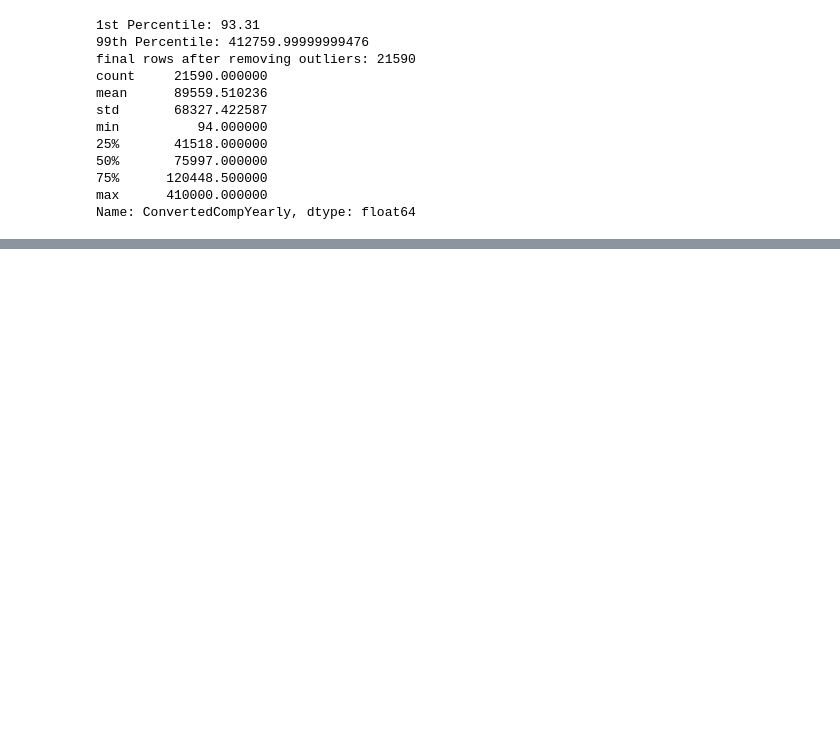
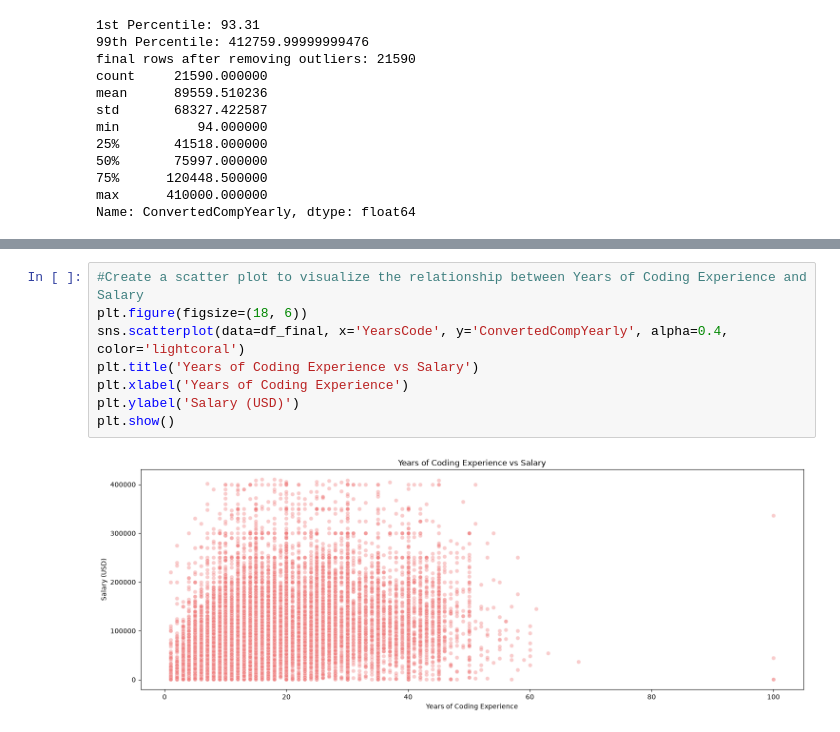
Before and after one commit to Armina-Data/prediction-salary-developer, a Jupyter notebook: 01_data_exploration.ipynb, the cells around one changed output, grey strips where cells are left out. Drawn from its saved outputs; the diff is of its cells as text; blank space fills up the shorter version.

```diff
--- a/01_data_exploration.ipynb
+++ b/01_data_exploration.ipynb
@@ -128,0 +167,10 @@ Name: ConvertedCompYearly, dtype: float64
+# %%
+#Create a scatter plot to visualize the relationship between Years of Coding Experience and Salary
+plt.figure(figsize=(18, 6))
+sns.scatterplot(data=df_final, x='YearsCode', y='ConvertedCompYearly', alpha=0.4, color='lightcoral')
+plt.title('Years of Coding Experience vs Salary')
+plt.xlabel('Years of Coding Experience')
+plt.ylabel('Salary (USD)')
+plt.show()
+# %% [output]
+[figure, added]
```
Also changed, not shown: parts of 11 cells of this notebook.
